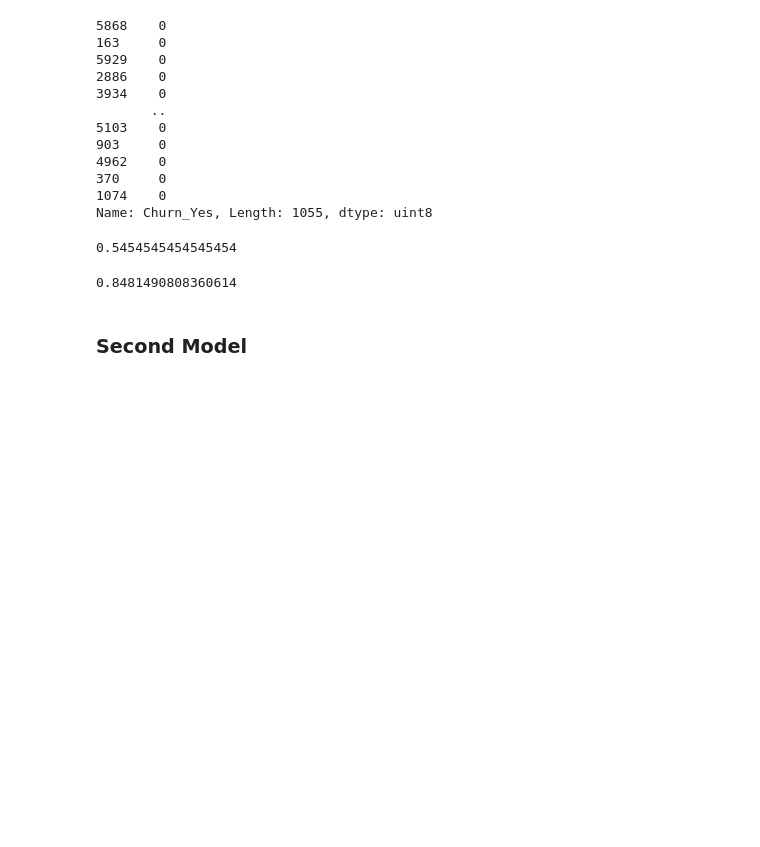
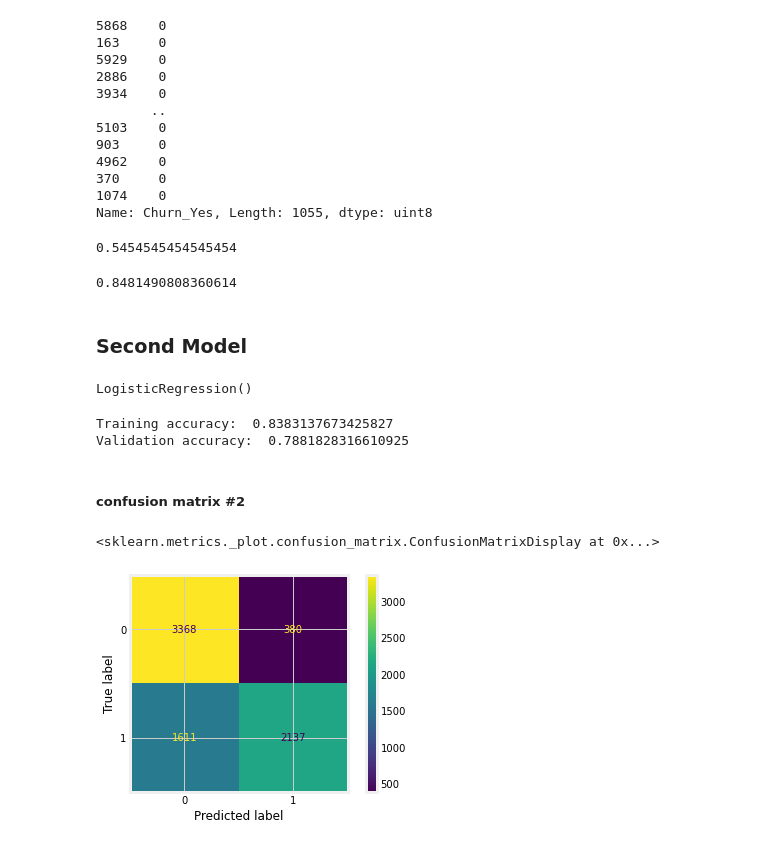
Before and after one commit to kinghenderson/Phase_3_Project, a Jupyter notebook: Model.ipynb, the cells around one changed output. Drawn from its saved outputs; the diff is of its cells as text; code cells hidden in the pictures; blank space fills up the shorter version.

```diff
--- a/Model.ipynb
+++ b/Model.ipynb
@@ -510,0 +535,4 @@ ModuleNotFoundError: No module named 'imblearn'
+# %%
+sm = SMOTE(random_state=2021)
+# %%
+X_train_res, y_train_res = sm.fit_resample(X_train, y_train)
@@ -553,3 +589,16 @@ recall
 0.8481490808360614
 # %% [markdown]
 ### Second Model
+# %%
+logreg2 = LogisticRegression()
+# %%
+logreg2.fit(X_train_res, y_train_res)
+# %% [output]
+LogisticRegression()
+# %%
+logreg2 = modeling_function(logreg2, X_train_res, y_train_res, X_val, y_val)
+# %% [output]
+Training accuracy:  0.8383137673425827
+Validation accuracy:  0.7881828316610925
+# %% [markdown]
+##### confusion matrix #2
@@ -555,0 +607,5 @@ recall
+# %%
+plot_confusion_matrix(logreg, X_train_res, y_train_res)
+# %% [output]
+<sklearn.metrics._plot.confusion_matrix.ConfusionMatrixDisplay at 0x...>
+[figure, added]
```
Also changed, not shown: parts of 14 cells of this notebook.
